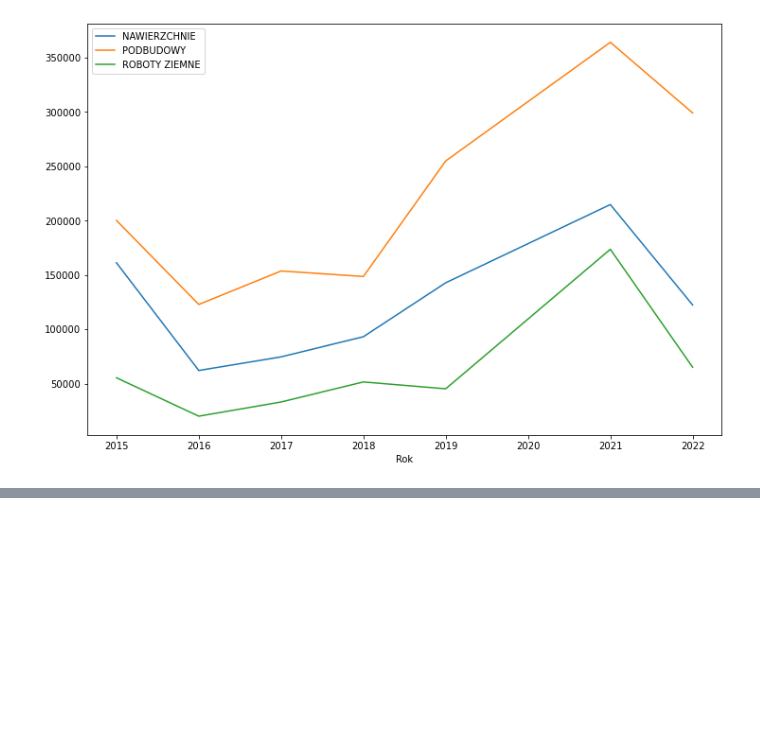
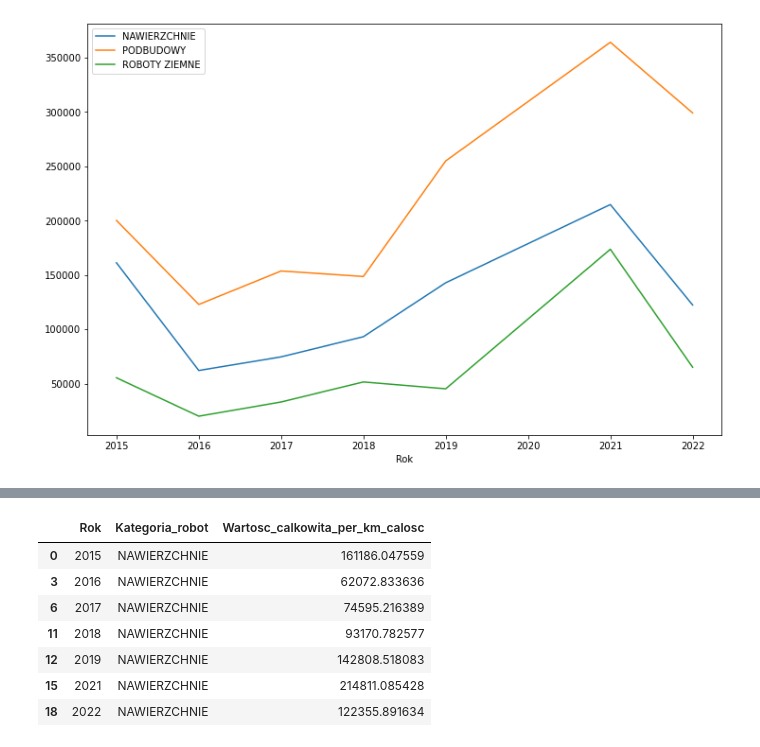
Before and after one commit to eughrat/Road_price_analize, a Jupyter notebook: Road_analysis_part_II.ipynb, the cells around one changed output, grey strips where cells are left out. Saved outputs shown, nothing was run; the diff lists cells and outputs as text; code cells hidden in the pictures; blank space fills up the shorter version.

```diff
--- a/Road_analysis_part_II.ipynb
+++ b/Road_analysis_part_II.ipynb
@@ -348,0 +350,11 @@ sns.lmplot(x='Rok',y='Wartosc_calkowita_per_km_calosc',hue='Kategoria_robot',dat
+# %%
+elem_cost_by_year[elem_cost_by_year['Kategoria_robot'] == 'NAWIERZCHNIE']
+# %% [output]
+|  | Rok | Kategoria_robot | Wartosc_calkowita_per_km_calosc |
+| 0 | 2015 | NAWIERZCHNIE | 161186.047559 |
+| 3 | 2016 | NAWIERZCHNIE | 62072.833636 |
+| 6 | 2017 | NAWIERZCHNIE | 74595.216389 |
+| 11 | 2018 | NAWIERZCHNIE | 93170.782577 |
+| 12 | 2019 | NAWIERZCHNIE | 142808.518083 |
+| 15 | 2021 | NAWIERZCHNIE | 214811.085428 |
+| 18 | 2022 | NAWIERZCHNIE | 122355.891634 |
```
Also changed, not shown: parts of 25 cells of this notebook, 2 other files.
